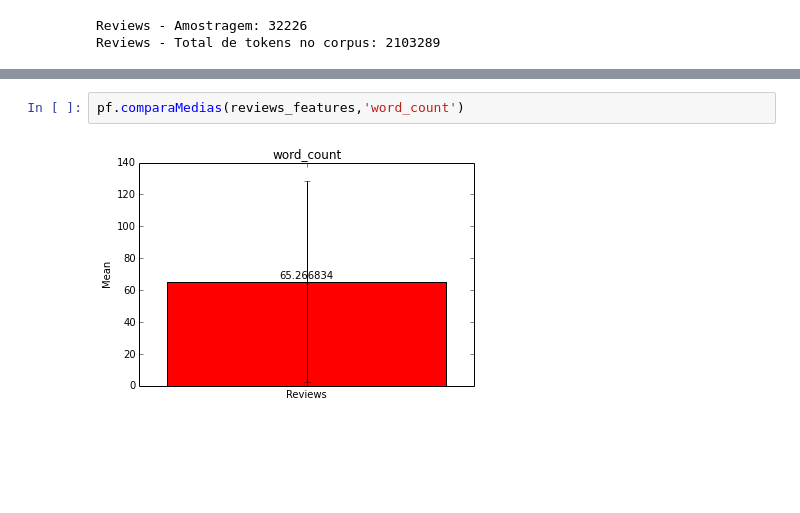
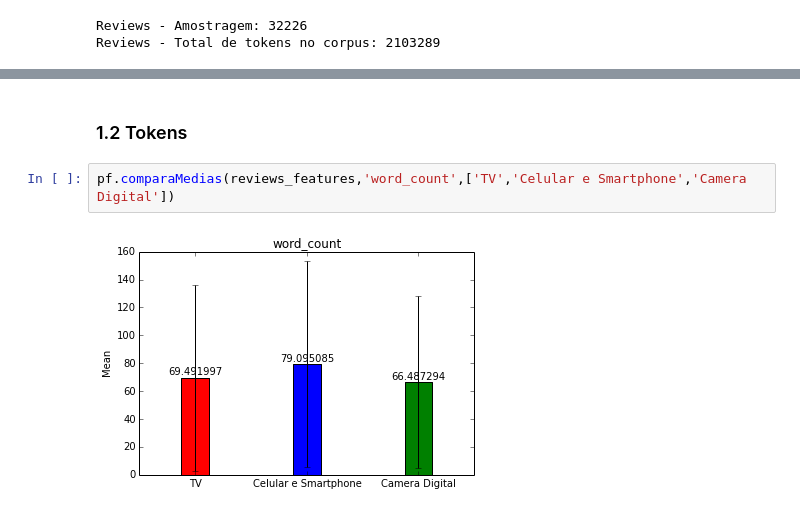
Before and after one commit to heukirne/pyreviews, a Jupyter notebook: experiments/analise_descritiva.ipynb, the cells around one changed output, grey strips where cells are left out. Drawn from its saved outputs; the diff is of its cells as text; blank space fills up the shorter version.

```diff
--- a/experiments/analise_descritiva.ipynb
+++ b/experiments/analise_descritiva.ipynb
@@ -22,4 +40,6 @@ Reviews - Total de tokens no corpus: 2103289
+# %% [markdown]
+### 1.2 Tokens
 # %%
-pf.comparaMedias(reviews_features,'word_count')
+pf.comparaMedias(reviews_features,'word_count',['TV','Celular e Smartphone','Camera Digital'])
 # %% [output]
-[figure, old version]
+[figure, new version]
```
Also changed, not shown: parts of 20 cells of this notebook, 1 other file.
